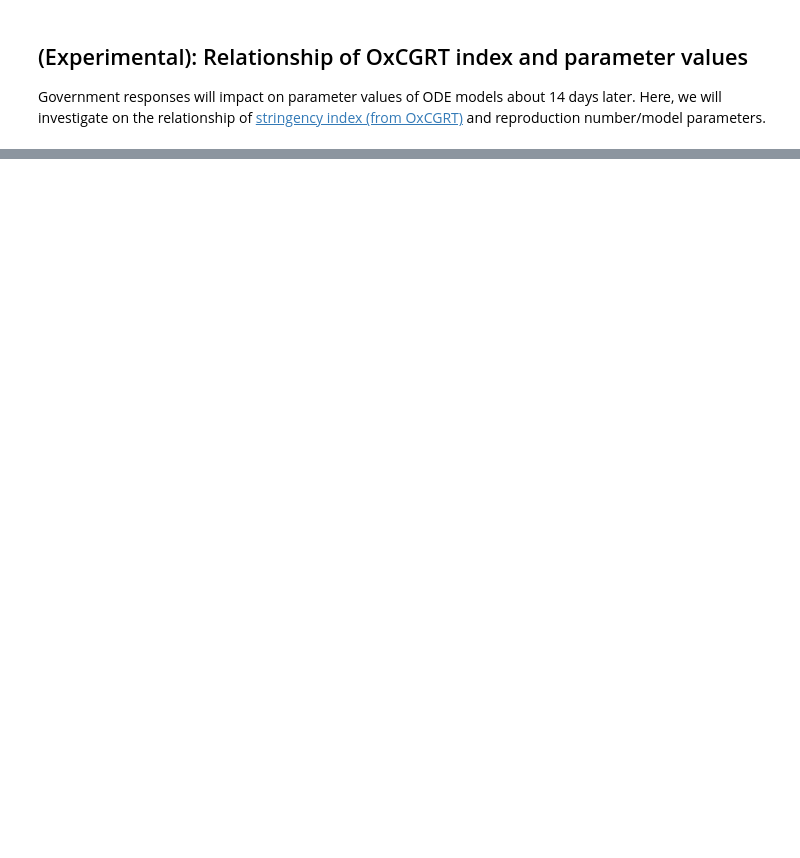
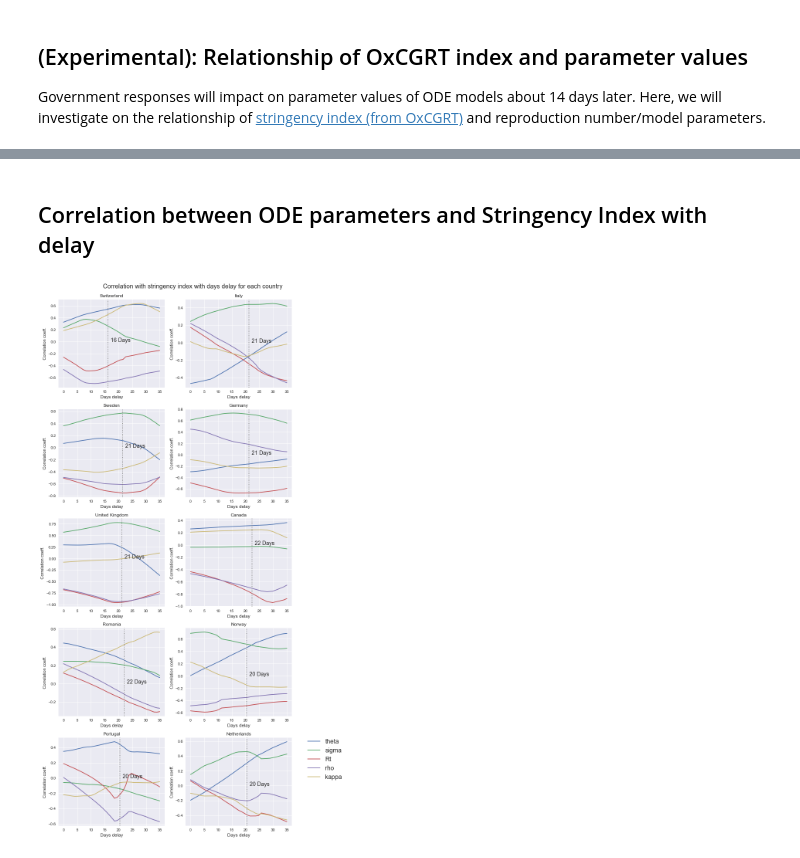
Before and after one commit to rebeccadavidsson/SIR_LSTM, a Jupyter notebook: corr_oxf.ipynb, the cells around one changed output, grey strips where cells are left out. Drawn from its saved outputs; the diff is of its cells as text; code cells hidden in the pictures; blank space fills up the shorter version.

Commit message:
corr

```diff
--- a/corr_oxf.ipynb
+++ b/corr_oxf.ipynb
@@ -325,0 +196,44 @@ plt.show()
+# %% [markdown]
+## Correlation between ODE parameters and Stringency Index with delay
+# %%
+def crosscorr(datax, datay, lag=0):
+    return datax.corr(datay.shift(lag))
+
+# Max number of days to delay effect
+max_delay_days = 35
+
+meds = []
+countries = df_subset["Country"].unique()
+variables = ["theta", "sigma", "Rt", "rho", "kappa"]
+nrow, ncol = 5, 2
+colors = map('C{}'.format, cycle(range(nrow*ncol)))
+fig, axs = plt.subplots(nrow,ncol,figsize=(ncol*5.5, nrow*4), constrained_layout=True);
+fig.suptitle("Correlation with stringency index with days delay for each country", fontsize=16)
+
+for country, ax in zip(countries, axs.flatten()):
+    for var in variables:
+        df_country = df_subset[df_subset["Country"] == country]
+
+        # Calculate mean of the given parameter for each day
+        grouped = df_country.groupby("Date").mean()
+
+        # Calculate correlation for several days of delay until max_delay is reached
+        xcov_monthly = [crosscorr(grouped[var], grouped["Stringency_index"], lag=i) for i in range(max_delay_days)]
+
+        # Variables theta, sigma and kappa are expected to increase, whereas
+        # Rt and rho are expected to decrease after policy measures are taken
+        if var == "theta" or var == "sigma" or var == "kappa":
+            meds.append(np.argmax(xcov_monthly))
+        else:
+            meds.append(np.argmin(xcov_monthly))
+
+        ax.plot(np.linspace(0, max_delay_days, num=max_delay_days), xcov_monthly);
+        ax.set_xlabel("Days delay", fontsize=12)
+        ax.set_ylabel("Correlation coeff.")
+        ax.set_title(country)
+    ax.text(np.mean(meds) + 1, 0, str(int(np.mean(meds))) + " Days")
+    ax.axvline(np.mean(meds), linestyle=":", color="grey")
+ax.legend(variables, bbox_to_anchor=(1.1, 1.05), fontsize=16)
+plt.show()
+# %% [output]
+[figure, added]
```
Also changed, not shown: parts of 23 cells of this notebook, 2 other files.
